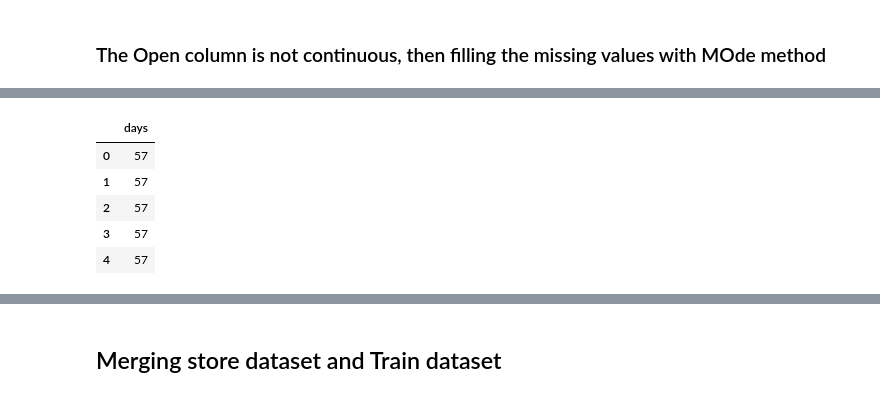
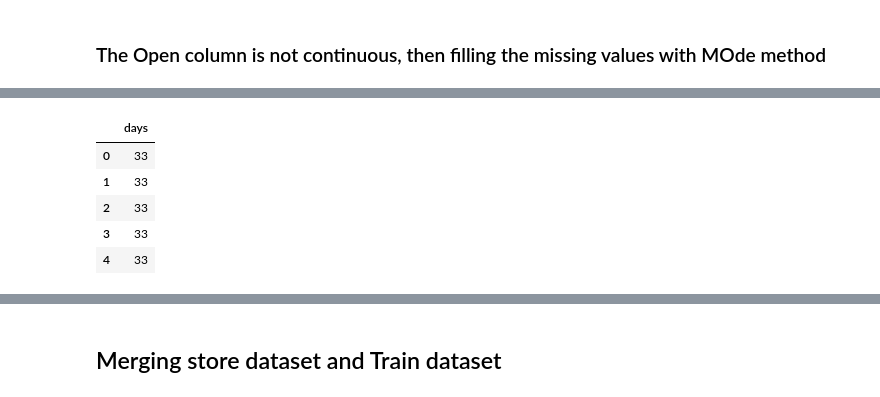
Before and after one commit to Caphace-Ethan/Pharmaceutical-Sales-Prediction, a Jupyter notebook: notebooks/Prediction_of_store_sales.ipynb, the cells around one changed output, grey strips where cells are left out. Cells and saved outputs as stored; diff of their text form; code cells hidden in the pictures.

Commit message:
Refactored codes and functions to include other dataset

```diff
--- a/notebooks/Prediction_of_store_sales.ipynb
+++ b/notebooks/Prediction_of_store_sales.ipynb
@@ -389,23 +393,35 @@ def nearest_date(items,pivot):
+# %%
+list_date = find_holiday(train_data)
+list_date_test = find_holiday(test_data)
+# Creating dataframe object
+df, df1 = pd.DataFrame(), pd.DataFrame()
 # %%
-df = pd.DataFrame()
-try:
+def days_to_from_holiday(dataset, comparison_date):
+    try:
 
-    date_list1 = train_data.Date.dt.strftime("%y,%m,%d")
-    list2 = []
-    for list1 in date_list1:
-        list2.append(nearest_date(list_date, datetime.strptime(list1, '%y,%m,%d')))
-except Exception as e:
-    print(e)
-    logging.exception(f"Exception occured in extracting days from/to holiday Features, Exception:{e}")
+        date_list1 = dataset.Date.dt.strftime("%y,%m,%d")
+        list2 = []
+        for list1 in date_list1:
+            list2.append(nearest_date(comparison_date, datetime.strptime(list1, '%y,%m,%d')))
+
+        return list2
+    except Exception as e:
+        print(e)
+        logging.exception(f"Exception occured in extracting days from/to holiday Features, Exception:{e}")
+        return None
+# %%
+list2 = days_to_from_holiday(train_data, list_date)
+list3 = days_to_from_holiday(test_data, list_date_test)
 # %%
 df = pd.DataFrame(list(zip(list2)), columns =['days'])
-df.head()
+df1 = pd.DataFrame(list(zip(list3)), columns =['days'])
+df1.head()
 # %% [output]
 |  | days |
-| 0 | 57 |
-| 1 | 57 |
-| 2 | 57 |
-| 3 | 57 |
-| 4 | 57 |
+| 0 | 33 |
+| 1 | 33 |
+| 2 | 33 |
+| 3 | 33 |
+| 4 | 33 |
 # %%
 # Adding days to/from holiday
```
Also changed, not shown: parts of 20 cells of this notebook.
